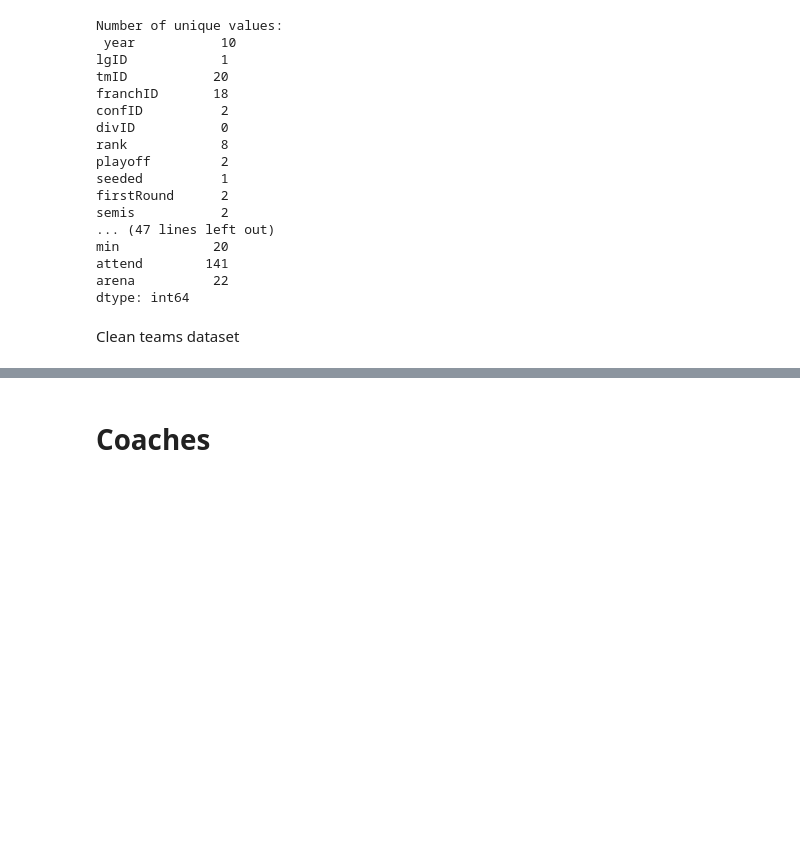
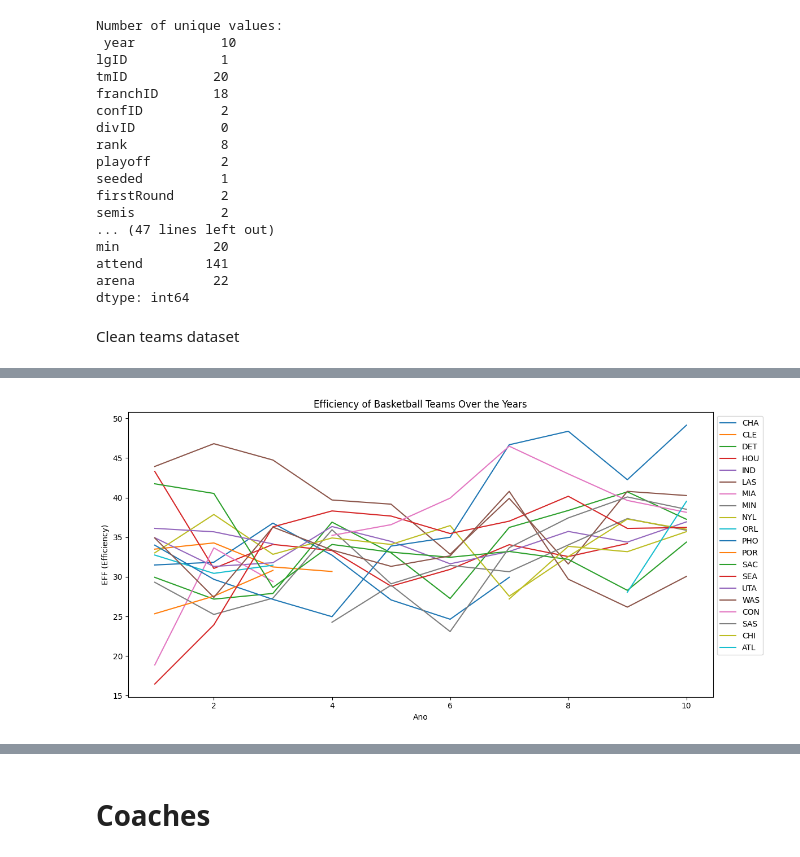
Before and after one commit to malu1608/AC, a Jupyter notebook: data_prep/data_cleaning.ipynb, the cells around one changed output, grey strips where cells are left out. Saved outputs shown, nothing was run; the diff lists cells and outputs as text; code cells hidden in the pictures; blank space fills up the shorter version.

```diff
--- a/data_prep/data_cleaning.ipynb
+++ b/data_prep/data_cleaning.ipynb
@@ -166,0 +167,20 @@ Juntar ficheiro Titi
+# %%
+import matplotlib.pyplot as plt
+
+teams_data = pd.read_csv("data/clean_teams.csv")
+teams_data['EFF'] = (teams_data['o_pts'] + teams_data['o_reb'] + teams_data['o_asts'] + teams_data['o_stl'] + teams_data['o_blk'] - teams_data['o_fga'] - teams_data['o_fta'] - teams_data['o_to']) / teams_data['GP']
+teams_data= teams_data.sort_values(by=['year', 'tmID'])
+
+plt.figure(figsize=(12, 6))
+for equipa in teams_data['tmID'].unique():
+    data_equipa = teams_data[teams_data['tmID'] == equipa]
+    plt.plot(data_equipa['year'], data_equipa['EFF'], label=equipa)
+
+plt.xlabel('Ano')
+plt.ylabel('EFF (Efficiency)')
+plt.title('Efficiency of Basketball Teams Over the Years')
+plt.legend(loc='upper left', bbox_to_anchor=(1, 1))
+plt.tight_layout()
+plt.show()
+# %% [output]
+[figure, added]
```
Also changed, not shown: parts of 8 cells of this notebook.
